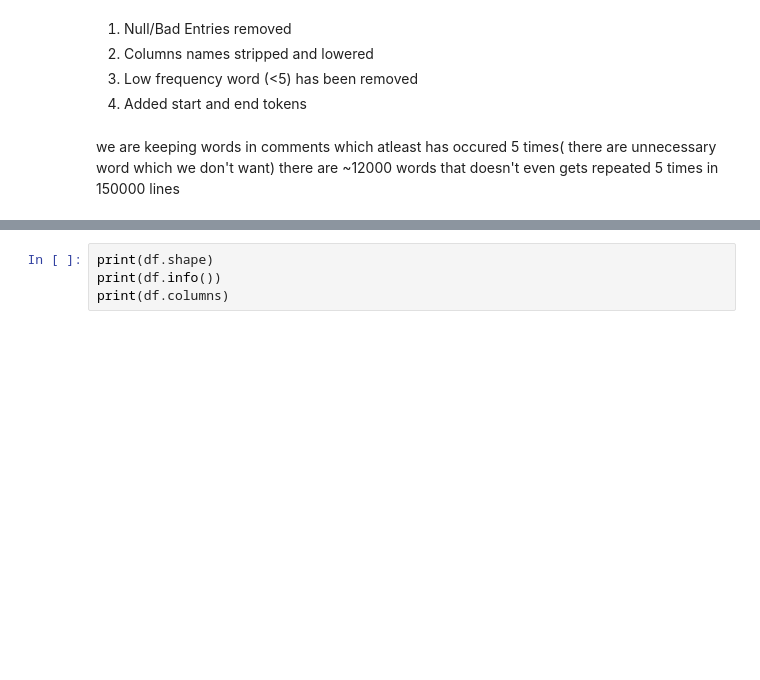
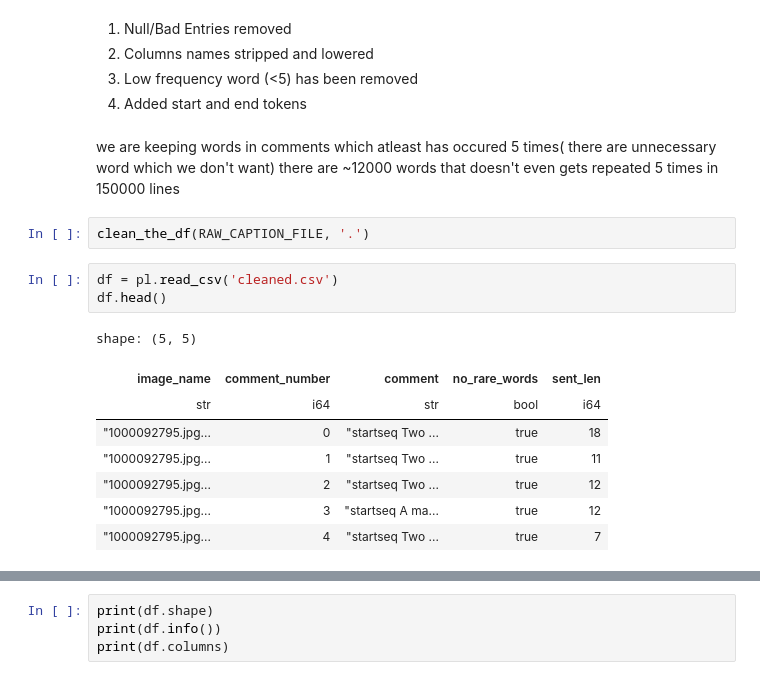
Before and after one commit to tikendraw/caption-generator, a Jupyter notebook: train.ipynb, the cells around one changed output, grey strips where cells are left out. Cells and saved outputs as stored; diff of their text form; blank space fills up the shorter version.

Commit message:
cleaning data

```diff
--- a/train.ipynb
+++ b/train.ipynb
@@ -114,3 +99,17 @@ END_TOKEN = 'endseq'
 # %% [markdown]
 we are keeping words in comments which atleast has occured  5 times( there are unnecessary word which we don't want)
 there are ~12000 words that doesn't even gets repeated 5 times in 150000 lines
+# %%
+clean_the_df(RAW_CAPTION_FILE, '.')
+# %%
+df = pl.read_csv('cleaned.csv')
+df.head()
+# %% [output]
+shape: (5, 5)
+| image_name | comment_number | comment | no_rare_words | sent_len |
+| str | i64 | str | bool | i64 |
+| "1000092795.jpg... | 0 | "startseq Two ... | true | 18 |
+| "1000092795.jpg... | 1 | "startseq Two ... | true | 11 |
+| "1000092795.jpg... | 2 | "startseq Two ... | true | 12 |
+| "1000092795.jpg... | 3 | "startseq A ma... | true | 12 |
+| "1000092795.jpg... | 4 | "startseq Two ... | true | 7 |
```
Also changed, not shown: parts of 5 cells of this notebook, 6 other files.
